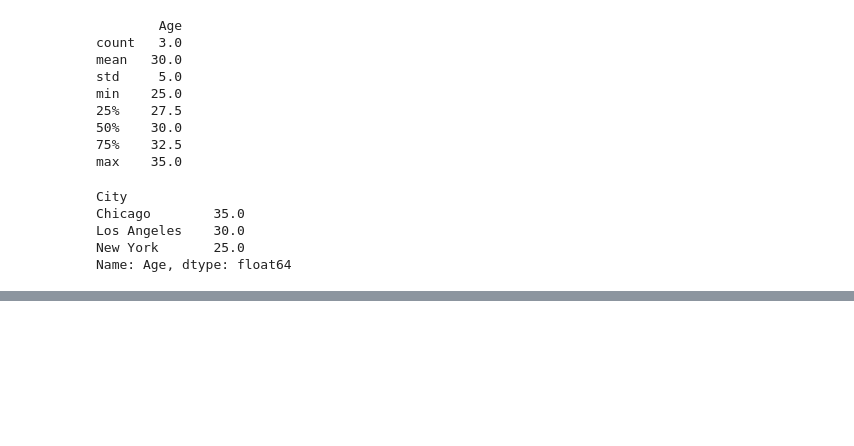
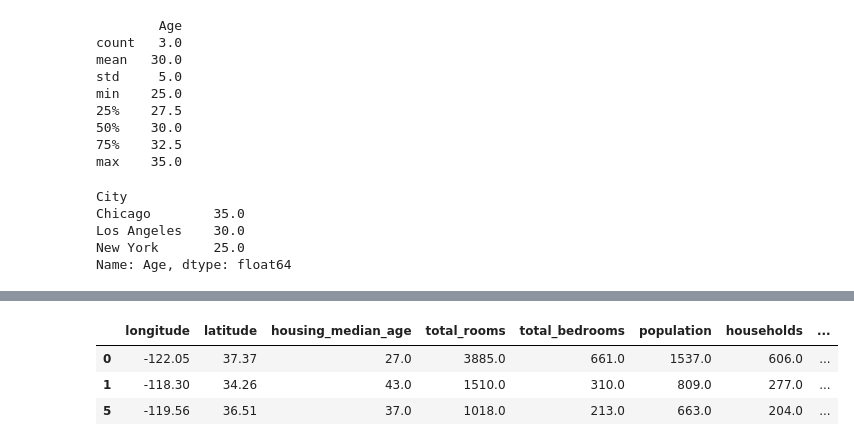
Before and after one commit to Sanarazaaa/Pandas-for-Biologist, a Jupyter notebook: Pandas_Beginner_to_Advance.ipynb, the cells around one changed output, grey strips where cells are left out. Cells and saved outputs as stored; diff of their text form; code cells hidden in the pictures; blank space fills up the shorter version.

```diff
--- a/Pandas_Beginner_to_Advance.ipynb
+++ b/Pandas_Beginner_to_Advance.ipynb
@@ -196,3 +133,0 @@ print(df.to_string()) #inplace=True: Makes the changes directly to the DataFrame
-# %%
-df.fillna(130, inplace = True)
-# Replace NULL values with the number 130
@@ -204,3 +133,0 @@ print(df.duplicated().sum())
-# %%
-# Remove duplicates
-df.drop_duplicates(inplace=True)
@@ -217,3 +133,0 @@ dtype: int64
-# %%
-# verify datatypes
-df['Timestamp'] = pd.to_datetime(df['Timestamp'])
@@ -245,3 +133,0 @@ False
-# %%
-df['Date'] = df['Timestamp'].dt.date
-df['Hour'] = df['Timestamp'].dt.hour
@@ -262,0 +156,9 @@ The number varies from **-1 to 1.**
+# %%
+df.loc[[0,1,5]]
+# df.loc[[0,1,5]] will extract rows 0, 1, and 5 from your DataFrame df and display them as a new DataFrame.
+#  This part specifies the rows you want to select. It's a list containing the row labels (or index values) 0, 1, and 5.
+# %% [output]
+|  | longitude | latitude | housing_median_age | total_rooms | total_bedrooms | population | households | ... |
+| 0 | -122.05 | 37.37 | 27.0 | 3885.0 | 661.0 | 1537.0 | 606.0 | ... |
+| 1 | -118.30 | 34.26 | 43.0 | 1510.0 | 310.0 | 809.0 | 277.0 | ... |
+| 5 | -119.56 | 36.51 | 37.0 | 1018.0 | 213.0 | 663.0 | 204.0 | ... |
```
Also changed, not shown: parts of 22 cells of this notebook.
